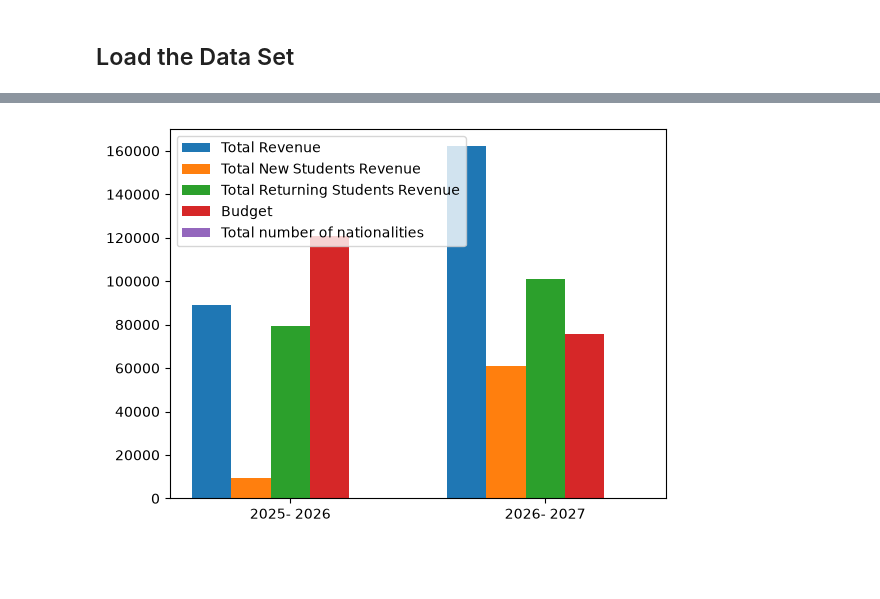
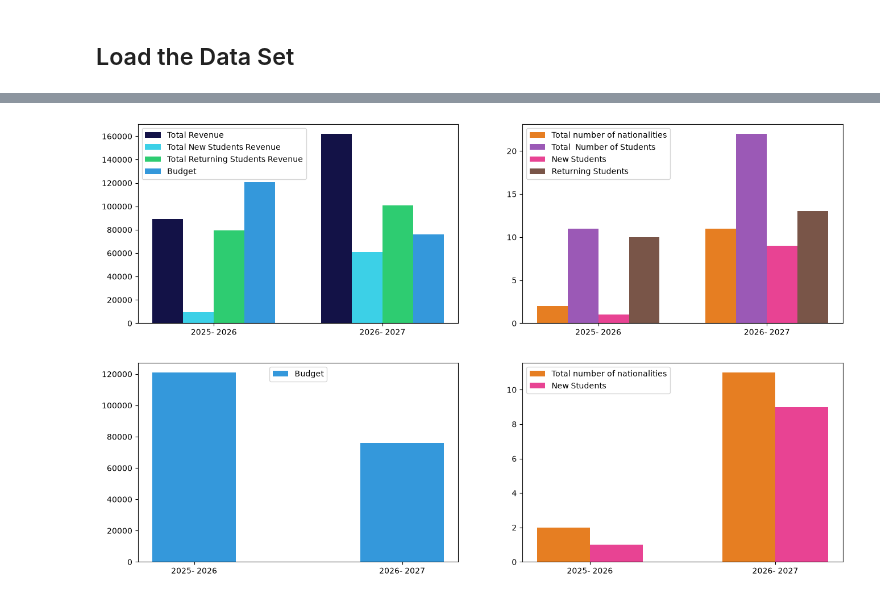
Before and after one commit to DenzelMoyo/INTRODUCTION-TO-Business_stats, a Jupyter notebook: International_Office/budget_analysis.ipynb, the cells around one changed output, grey strips where cells are left out. Saved outputs shown, nothing was run; the diff lists cells and outputs as text; code cells hidden in the pictures; blank space fills up the shorter version.

```diff
--- a/International_Office/budget_analysis.ipynb
+++ b/International_Office/budget_analysis.ipynb
@@ -5,6 +5,10 @@ import matplotlib.pyplot as plt
 import pandas as pd
 
 International = pd.read_csv("International_Budget.csv")
-International_bu_df = International.set_index("Academic Year").loc[:, "Total Revenue": "Budget"]
-International_required  = International_bu_df
-International_required
+International_bu_df = International.set_index("Academic Year")
+International_money_stuff  = International_bu_df.loc[:, "Total Revenue": "Budget"]
+
+enrollemnt = International_bu_df.loc[:, "Total number of nationalities": "Returning Students"]
+
+budget_comparison = International_bu_df[["Budget"]]
+student_com = International_bu_df[["Total number of nationalities", "New Students"]]
@@ -16,6 +15,16 @@ International_required
 # %%
-fig, axes = plt.subplots()
-axes.grouped_bar(International_required)
-axes.legend(loc='upper left');
+fig, axes = plt.subplots(nrows = 2, ncols=2, figsize = (16,10))
+
+axes[0, 0].grouped_bar(International_money_stuff, colors = ["#131247", "#3CD0E7", "#2ECC71", "#3498DB"])
+axes[0, 0].legend(loc='upper left');
+
+axes[0, 1].grouped_bar(enrollemnt, colors = ["#E67E22", "#9B59B6", "#E84393", "#795548"])
+axes[0, 1].legend(loc='upper left');
+
+axes[1, 0].grouped_bar(budget_comparison, colors = ["#3498DB"])
+axes[1, 0].legend(loc='upper center');
+
+axes[1, 1].grouped_bar(student_com, colors = ["#E67E22","#E84393"])
+axes[1, 1].legend(loc='upper left');
 # %% [output]
-[figure, old version]
+[figure, new version]
```
Also changed, not shown: parts of 3 cells of this notebook.
